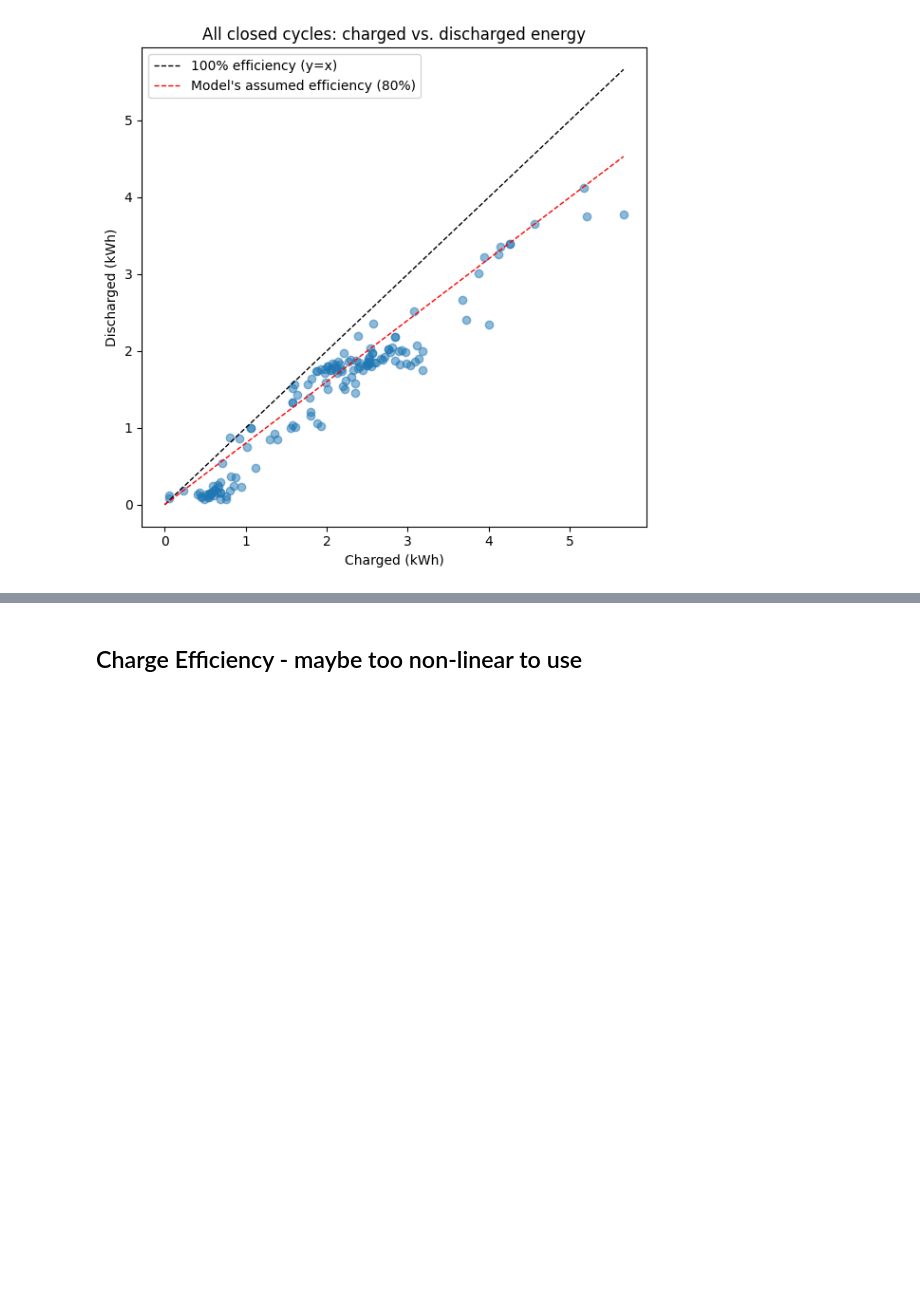
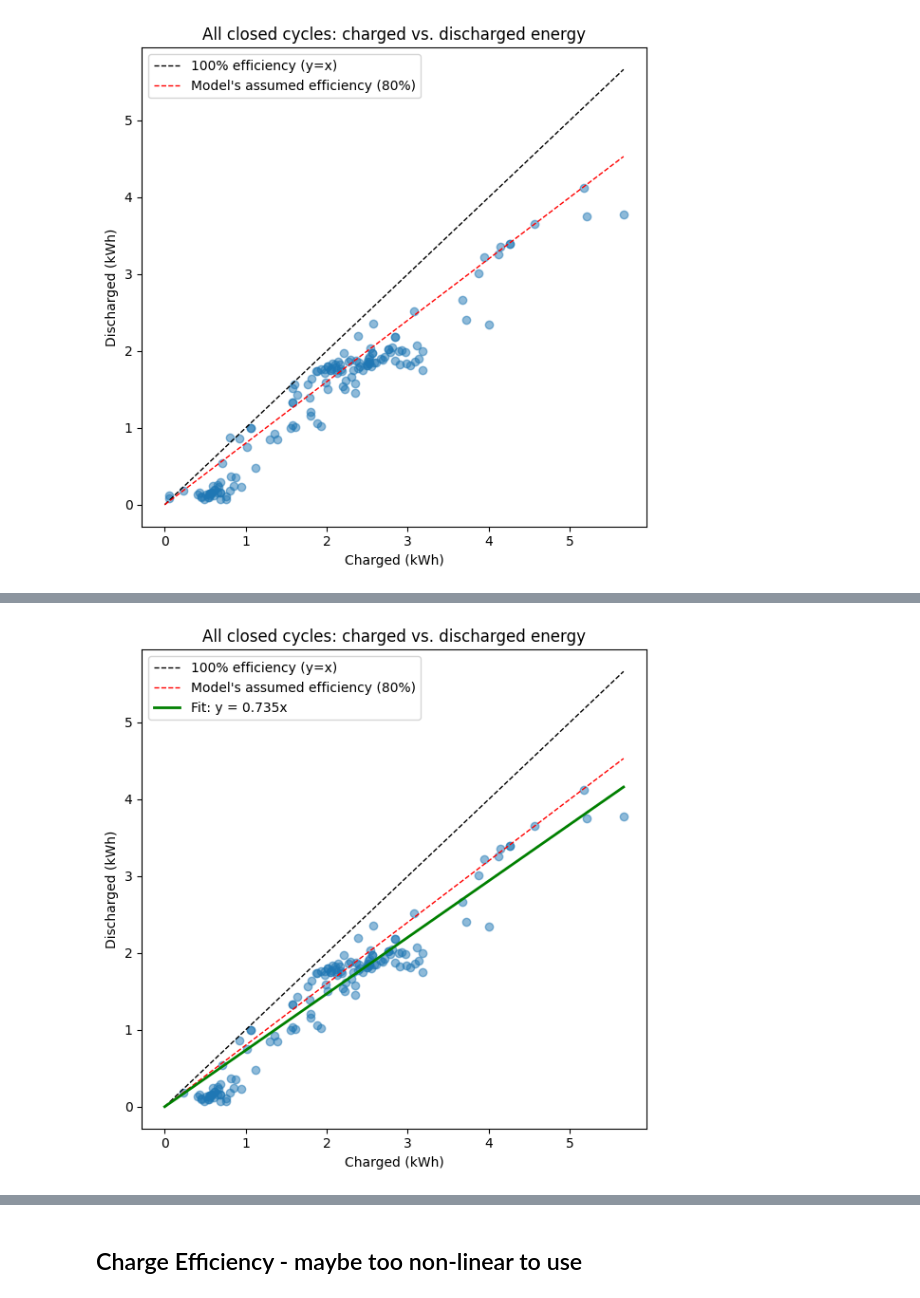
Before and after one commit to alexnathanson/TEA_AggregatedOffGridPVPowerStations, a Jupyter notebook: power_station_validation/customer_data_for_validation.ipynb, the cells around one changed output, grey strips where cells are left out. Saved outputs shown, nothing was run; the diff lists cells and outputs as text; code cells hidden in the pictures; blank space fills up the shorter version.

```diff
--- a/power_station_validation/customer_data_for_validation.ipynb
+++ b/power_station_validation/customer_data_for_validation.ipynb
@@ -883,0 +917,29 @@ plt.show()
+# %%
+
+
+x = valid_cycles_df['charged_kWh']
+y = valid_cycles_df['discharged_kWh']
+
+#slope, intercept = np.polyfit(x, y, 1)
+slope = (x * y).sum() / (x ** 2).sum()
+intercept = 0
+
+fig, ax = plt.subplots(figsize=(6, 6))
+ax.scatter(x, y, alpha=0.5)
+
+max_val = max(x.max(), y.max())
+x_line = np.array([0, max_val])
+
+ax.plot(x_line, x_line, 'k--', linewidth=1, label='100% efficiency (y=x)')
+ax.plot(x_line, x_line * 0.80, 'r--', linewidth=1, label="Model's assumed efficiency (80%)")
+ax.plot(x_line, slope * x_line + intercept, 'g-', linewidth=2,
+        label=f'Fit: y = {slope:.3f}x')
+
+ax.set_xlabel('Charged (kWh)')
+ax.set_ylabel('Discharged (kWh)')
+ax.set_title('All closed cycles: charged vs. discharged energy')
+ax.legend()
+plt.tight_layout()
+plt.show()
+# %% [output]
+[figure, added]
```
Also changed, not shown: parts of 8 cells of this notebook, 40 other files.
